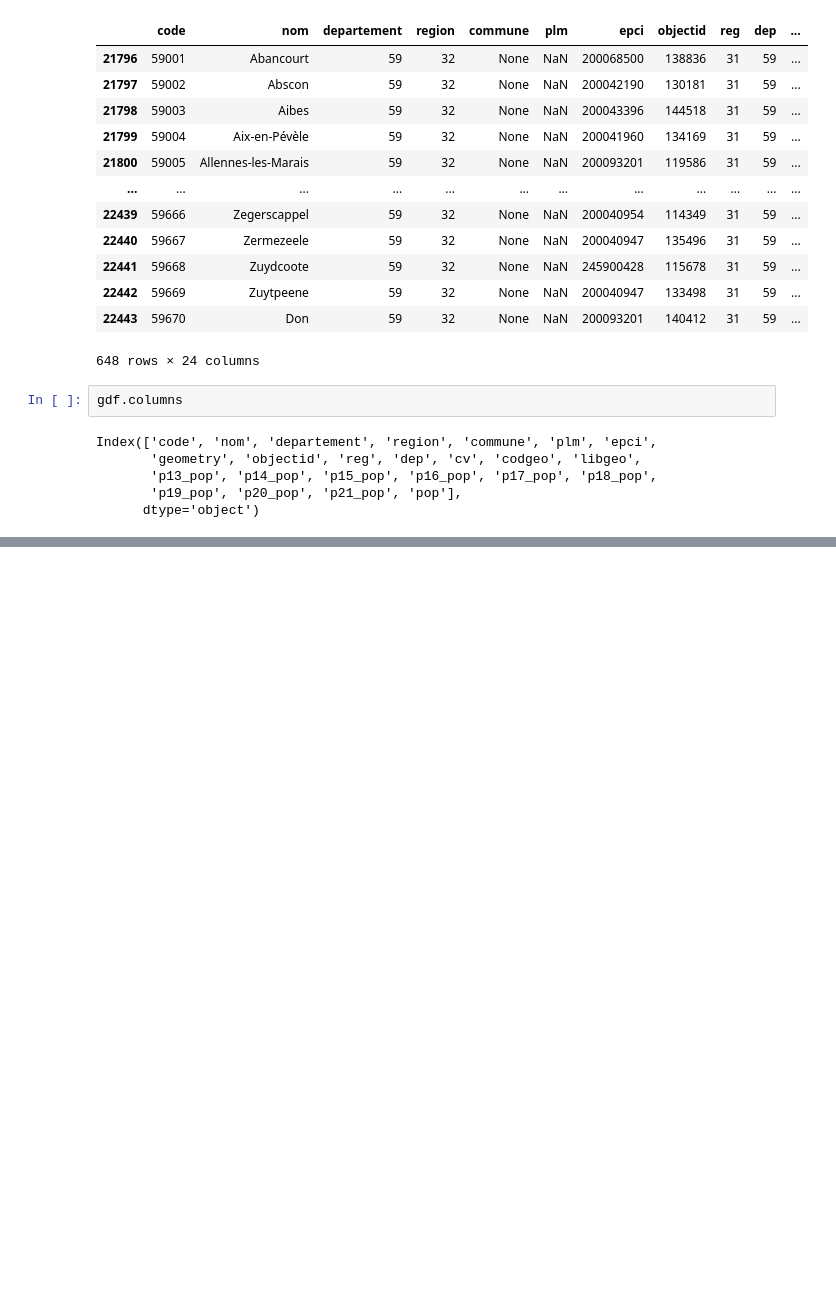
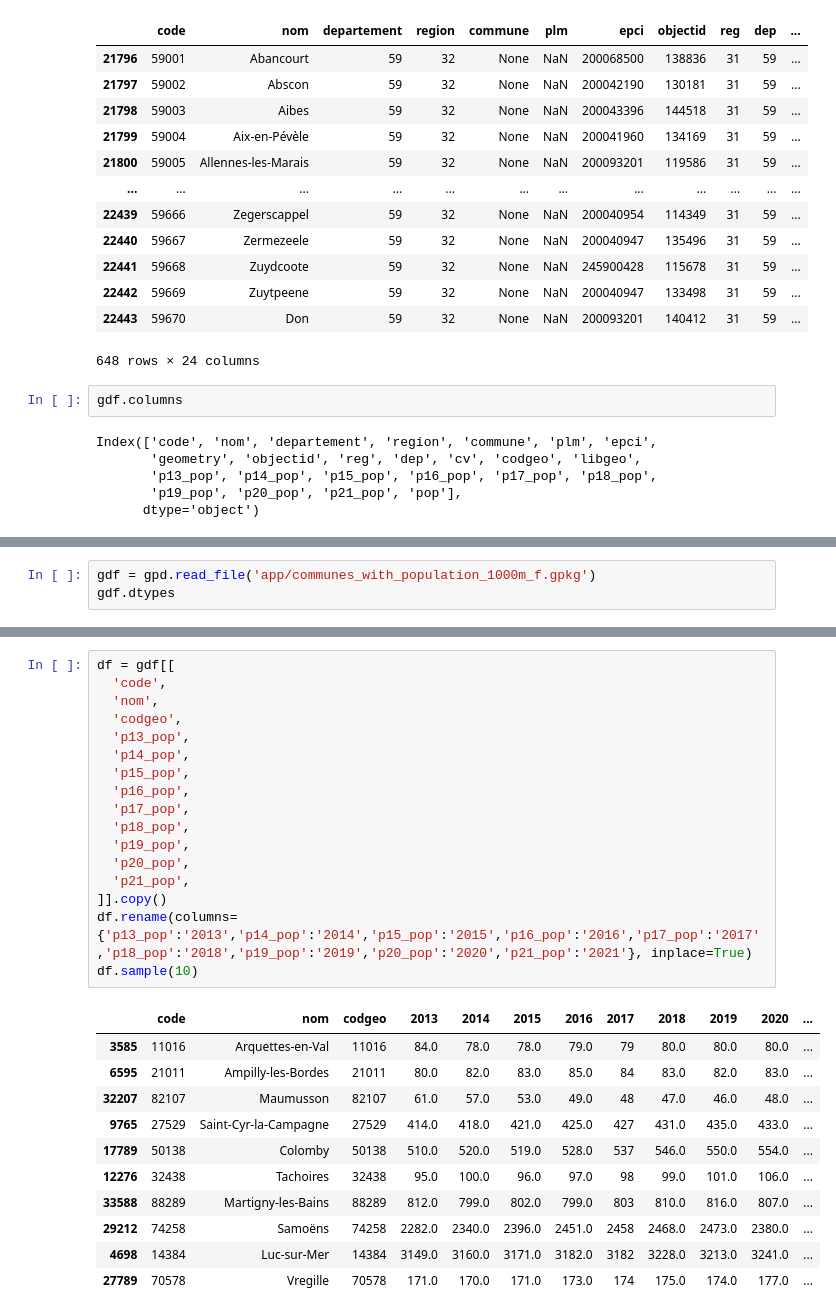
Before and after one commit to yzpt/population_dash, a Jupyter notebook: 1.0_extract.ipynb, the cells around one changed output, grey strips where cells are left out. Drawn from its saved outputs; the diff is of its cells as text; blank space fills up the shorter version.

```diff
--- a/1.0_extract.ipynb
+++ b/1.0_extract.ipynb
@@ -133,0 +142,3 @@ Index(['code', 'nom', 'departement', 'region', 'commune', 'plm', 'epci',
+# %%
+gdf = gpd.read_file('app/communes_with_population_1000m_f.gpkg')
+gdf.dtypes
@@ -133,0 +163,29 @@ Index(['code', 'nom', 'departement', 'region', 'commune', 'plm', 'epci',
+# %%
+df = gdf[[
+  'code',
+  'nom',
+  'codgeo',
+  'p13_pop',
+  'p14_pop',
+  'p15_pop',
+  'p16_pop',
+  'p17_pop',
+  'p18_pop',
+  'p19_pop',
+  'p20_pop',
+  'p21_pop',
+]].copy()
+df.rename(columns={'p13_pop':'2013','p14_pop':'2014','p15_pop':'2015','p16_pop':'2016','p17_pop':'2017','p18_pop':'2018','p19_pop':'2019','p20_pop':'2020','p21_pop':'2021'}, inplace=True)
+df.sample(10)
+# %% [output]
+|  | code | nom | codgeo | 2013 | 2014 | 2015 | 2016 | 2017 | 2018 | 2019 | 2020 | ... |
+| 3585 | 11016 | Arquettes-en-Val | 11016 | 84.0 | 78.0 | 78.0 | 79.0 | 79 | 80.0 | 80.0 | 80.0 | ... |
+| 6595 | 21011 | Ampilly-les-Bordes | 21011 | 80.0 | 82.0 | 83.0 | 85.0 | 84 | 83.0 | 82.0 | 83.0 | ... |
+| 32207 | 82107 | Maumusson | 82107 | 61.0 | 57.0 | 53.0 | 49.0 | 48 | 47.0 | 46.0 | 48.0 | ... |
+| 9765 | 27529 | Saint-Cyr-la-Campagne | 27529 | 414.0 | 418.0 | 421.0 | 425.0 | 427 | 431.0 | 435.0 | 433.0 | ... |
+| 17789 | 50138 | Colomby | 50138 | 510.0 | 520.0 | 519.0 | 528.0 | 537 | 546.0 | 550.0 | 554.0 | ... |
+| 12276 | 32438 | Tachoires | 32438 | 95.0 | 100.0 | 96.0 | 97.0 | 98 | 99.0 | 101.0 | 106.0 | ... |
+| 33588 | 88289 | Martigny-les-Bains | 88289 | 812.0 | 799.0 | 802.0 | 799.0 | 803 | 810.0 | 816.0 | 807.0 | ... |
+| 29212 | 74258 | Samoëns | 74258 | 2282.0 | 2340.0 | 2396.0 | 2451.0 | 2458 | 2468.0 | 2473.0 | 2380.0 | ... |
+| 4698 | 14384 | Luc-sur-Mer | 14384 | 3149.0 | 3160.0 | 3171.0 | 3182.0 | 3182 | 3228.0 | 3213.0 | 3241.0 | ... |
+| 27789 | 70578 | Vregille | 70578 | 171.0 | 170.0 | 171.0 | 173.0 | 174 | 175.0 | 174.0 | 177.0 | ... |
```
Also changed, not shown: parts of 6 cells of this notebook, 5 other files.
